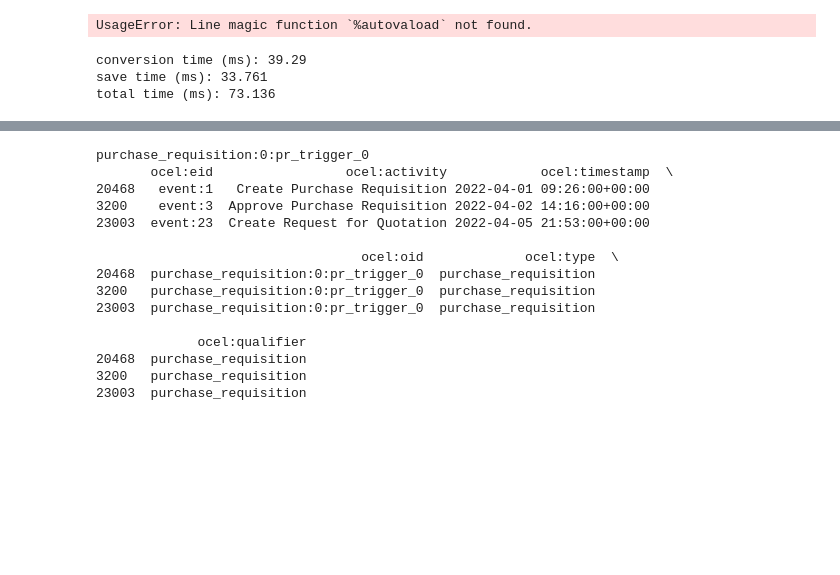
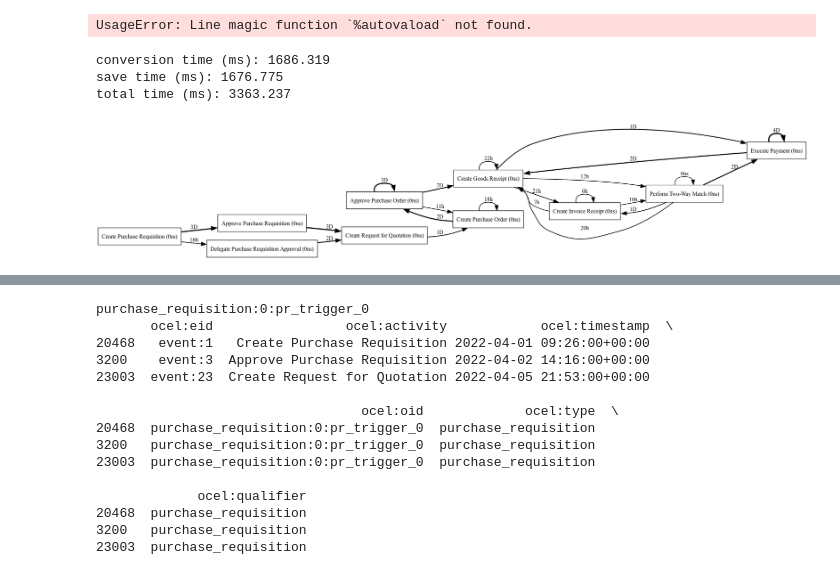
Before and after one commit to william-vw/pqn, a Jupyter notebook: convert/convert_log.ipynb, the cells around one changed output, grey strips where cells are left out. Cells and saved outputs as stored; diff of their text form; code cells hidden in the pictures; blank space fills up the shorter version.

Commit message:
working on trace grouping & testing

```diff
--- a/convert/convert_log.ipynb
+++ b/convert/convert_log.ipynb
@@ -33,8 +33,26 @@ from rdflib import Namespace
 
 P2P = Namespace("http://ocel2.org/p2p#")
 
-convert_ocel2_rdf(log, "../logs/ocel2/ocel2-p2p_100.n3", P2P, 'material', 100)
+convert_ocel2_rdf(log, "../logs/ocel2/ocel2-p2p-5000.ttl", P2P, 5000)
 # %% [output]
-conversion time (ms): 39.29
-save time (ms): 33.761
-total time (ms): 73.136
+conversion time (ms): 1686.319
+save time (ms): 1676.775
+total time (ms): 3363.237
+# %%
+import rdflib
+from convert_log import convert_rdf_xes
+
+g = rdflib.Graph()
+g.parse("logs/ocel2/ocel2-p2p-1000-traces.ttl")
+g.parse("logs/ocel2/ocel2-p2p-1000.ttl")
+
+log = convert_rdf_xes(g)
+
+from pm4py.algo.discovery.dfg import algorithm as dfg_discovery
+from pm4py.visualization.dfg import visualizer as dfg_visualizer
+
+dfg = dfg_discovery.apply(log, variant=dfg_discovery.Variants.PERFORMANCE)
+gviz = dfg_visualizer.apply(dfg, log=log, variant=dfg_visualizer.Variants.PERFORMANCE)
+dfg_visualizer.view(gviz)
+# %% [output]
+[figure, added]
```
Also changed, not shown: parts of 11 cells of this notebook, 15 other files.
